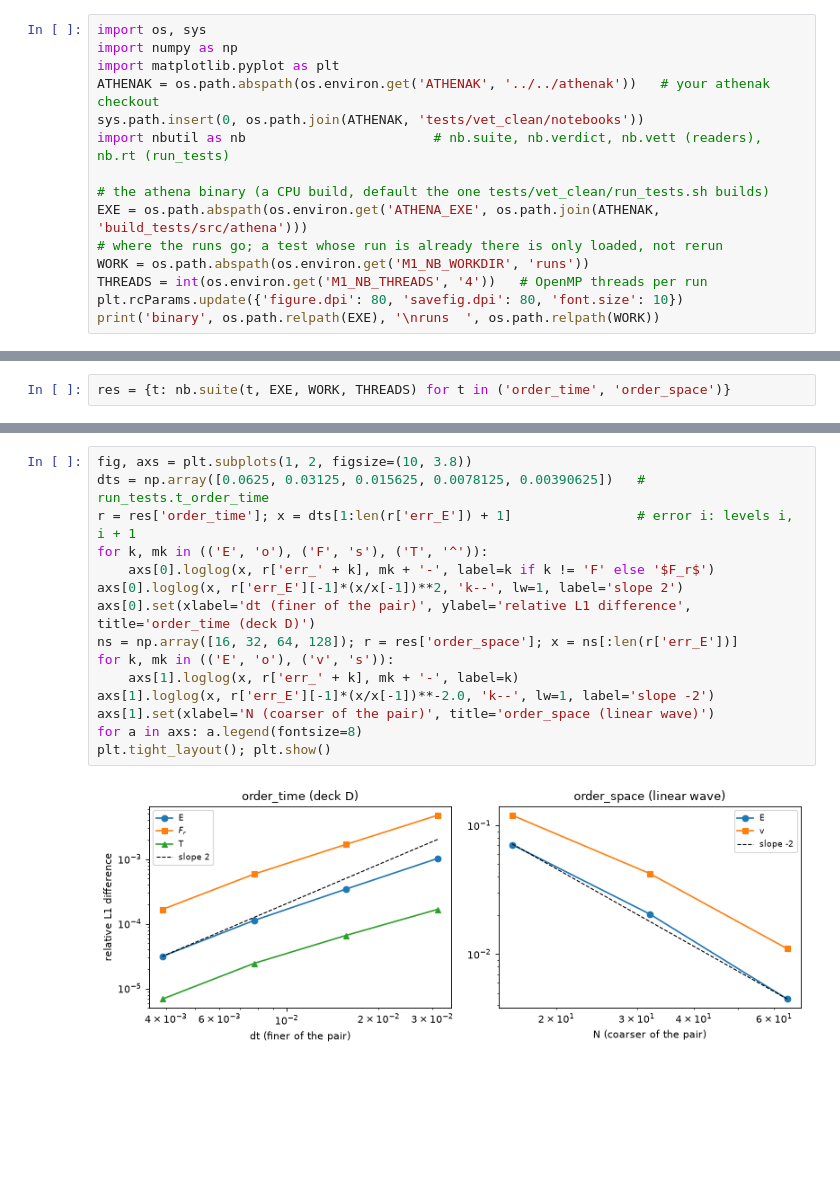
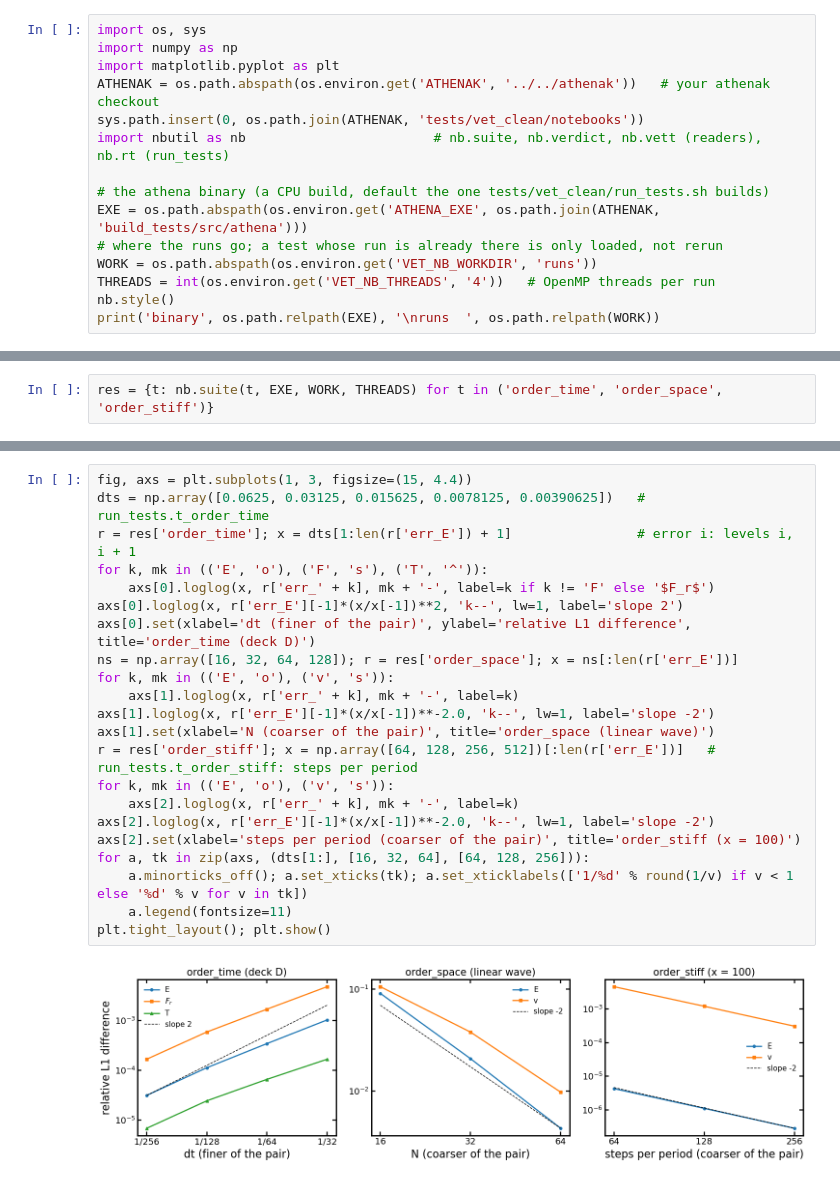
Before and after one commit to jing-ze-ma/athenak-vet-gallery, a Jupyter notebook: order/order.ipynb, the cells around one changed output, grey strips where cells are left out. Cells and saved outputs as stored; diff of their text form; blank space fills up the shorter version.

```diff
--- a/order/order.ipynb
+++ b/order/order.ipynb
@@ -21,8 +24,8 @@ import nbutil as nb                        # nb.suite, nb.verdict, nb.vett (read
 # the athena binary (a CPU build, default the one tests/vet_clean/run_tests.sh builds)
 EXE = os.path.abspath(os.environ.get('ATHENA_EXE', os.path.join(ATHENAK, 'build_tests/src/athena')))
 # where the runs go; a test whose run is already there is only loaded, not rerun
-WORK = os.path.abspath(os.environ.get('M1_NB_WORKDIR', 'runs'))
-THREADS = int(os.environ.get('M1_NB_THREADS', '4'))   # OpenMP threads per run
-plt.rcParams.update({'figure.dpi': 80, 'savefig.dpi': 80, 'font.size': 10})
+WORK = os.path.abspath(os.environ.get('VET_NB_WORKDIR', 'runs'))
+THREADS = int(os.environ.get('VET_NB_THREADS', '4'))   # OpenMP threads per run
+nb.style()
 print('binary', os.path.relpath(EXE), '\nruns  ', os.path.relpath(WORK))
 # %% [output]
@@ -30,4 +33,4 @@ binary $ATHENA_EXE
 runs   runs
 # %%
-res = {t: nb.suite(t, EXE, WORK, THREADS) for t in ('order_time', 'order_space')}
+res = {t: nb.suite(t, EXE, WORK, THREADS) for t in ('order_time', 'order_space', 'order_stiff')}
 # %% [output]
@@ -43,20 +40,27 @@ PASS order_space         188 s  err_E [0.071 0.0205 0.00449] order_E [1.79 2.19]
 # %%
-fig, axs = plt.subplots(1, 2, figsize=(10, 3.8))
+fig, axs = plt.subplots(1, 3, figsize=(15, 4.4))
 dts = np.array([0.0625, 0.03125, 0.015625, 0.0078125, 0.00390625])   # run_tests.t_order_time
 r = res['order_time']; x = dts[1:len(r['err_E']) + 1]                # error i: levels i, i + 1
 for k, mk in (('E', 'o'), ('F', 's'), ('T', '^')):
     axs[0].loglog(x, r['err_' + k], mk + '-', label=k if k != 'F' else '$F_r$')
 axs[0].loglog(x, r['err_E'][-1]*(x/x[-1])**2, 'k--', lw=1, label='slope 2')
 axs[0].set(xlabel='dt (finer of the pair)', ylabel='relative L1 difference', title='order_time (deck D)')
 ns = np.array([16, 32, 64, 128]); r = res['order_space']; x = ns[:len(r['err_E'])]
 for k, mk in (('E', 'o'), ('v', 's')):
     axs[1].loglog(x, r['err_' + k], mk + '-', label=k)
 axs[1].loglog(x, r['err_E'][-1]*(x/x[-1])**-2.0, 'k--', lw=1, label='slope -2')
 axs[1].set(xlabel='N (coarser of the pair)', title='order_space (linear wave)')
-for a in axs: a.legend(fontsize=8)
+r = res['order_stiff']; x = np.array([64, 128, 256, 512])[:len(r['err_E'])]   # run_tests.t_order_stiff: steps per period
+for k, mk in (('E', 'o'), ('v', 's')):
+    axs[2].loglog(x, r['err_' + k], mk + '-', label=k)
+axs[2].loglog(x, r['err_E'][-1]*(x/x[-1])**-2.0, 'k--', lw=1, label='slope -2')
+axs[2].set(xlabel='steps per period (coarser of the pair)', title='order_stiff (x = 100)')
+for a, tk in zip(axs, (dts[1:], [16, 32, 64], [64, 128, 256])):
+    a.minorticks_off(); a.set_xticks(tk); a.set_xticklabels(['1/%d' % round(1/v) if v < 1 else '%d' % v for v in tk])
+    a.legend(fontsize=11)
 plt.tight_layout(); plt.show()
 # %% [output]
-[figure, old version]
+[figure, new version]
 # %%
 for t in res:
     print(t, {k: np.round(v, 3).tolist() for k, v in res[t].items() if k.startswith('order')})
```
Also changed, not shown: parts of 4 cells of this notebook, 16 other files.
